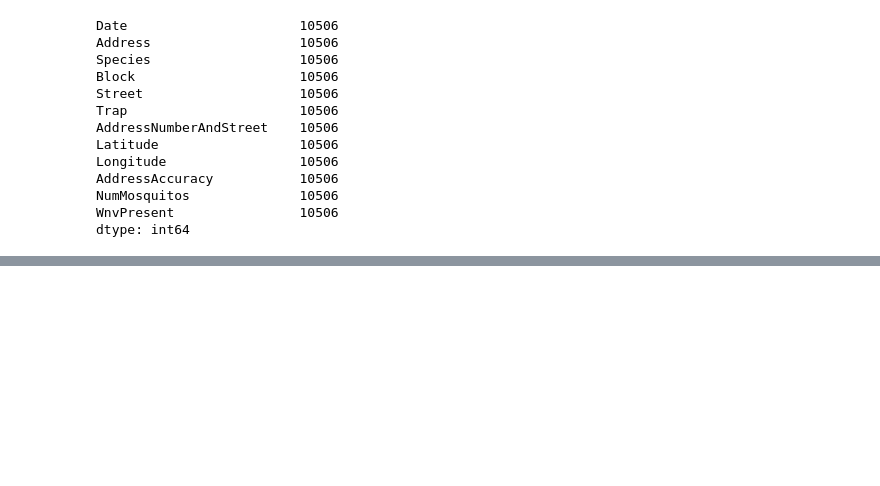
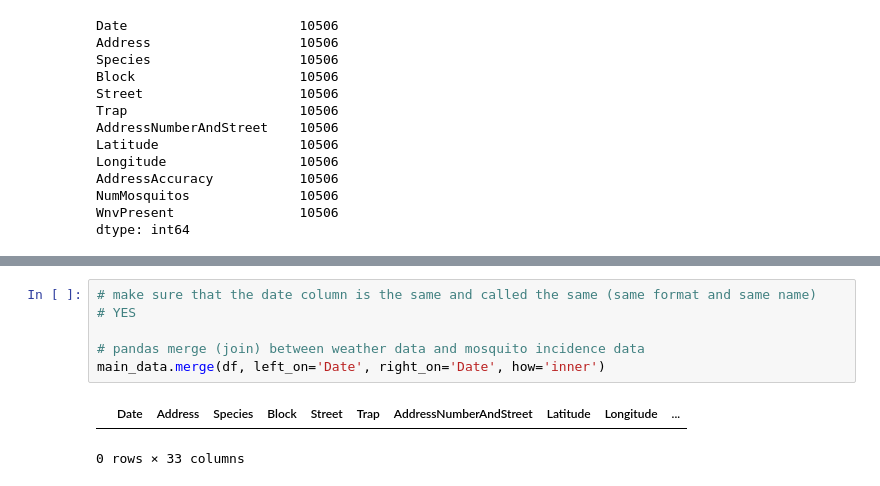
Before and after one commit to rhsu0268/West-Nile-Virus, a Jupyter notebook: Exploratory-Data-Analysis.ipynb, the cells around one changed output, grey strips where cells are left out. Saved outputs shown, nothing was run; the diff lists cells and outputs as text; blank space fills up the shorter version.

```diff
--- a/Exploratory-Data-Analysis.ipynb
+++ b/Exploratory-Data-Analysis.ipynb
@@ -243,0 +332,9 @@ dtype: int64
+# %%
+# make sure that the date column is the same and called the same (same format and same name)
+# YES
+
+# pandas merge (join) between weather data and mosquito incidence data
+main_data.merge(df, left_on='Date', right_on='Date', how='inner')
+# %% [output]
+|  | Date | Address | Species | Block | Street | Trap | AddressNumberAndStreet | Latitude | Longitude | ... |
+0 rows × 33 columns
```
Also changed, not shown: parts of 6 cells of this notebook, 1 other file.
